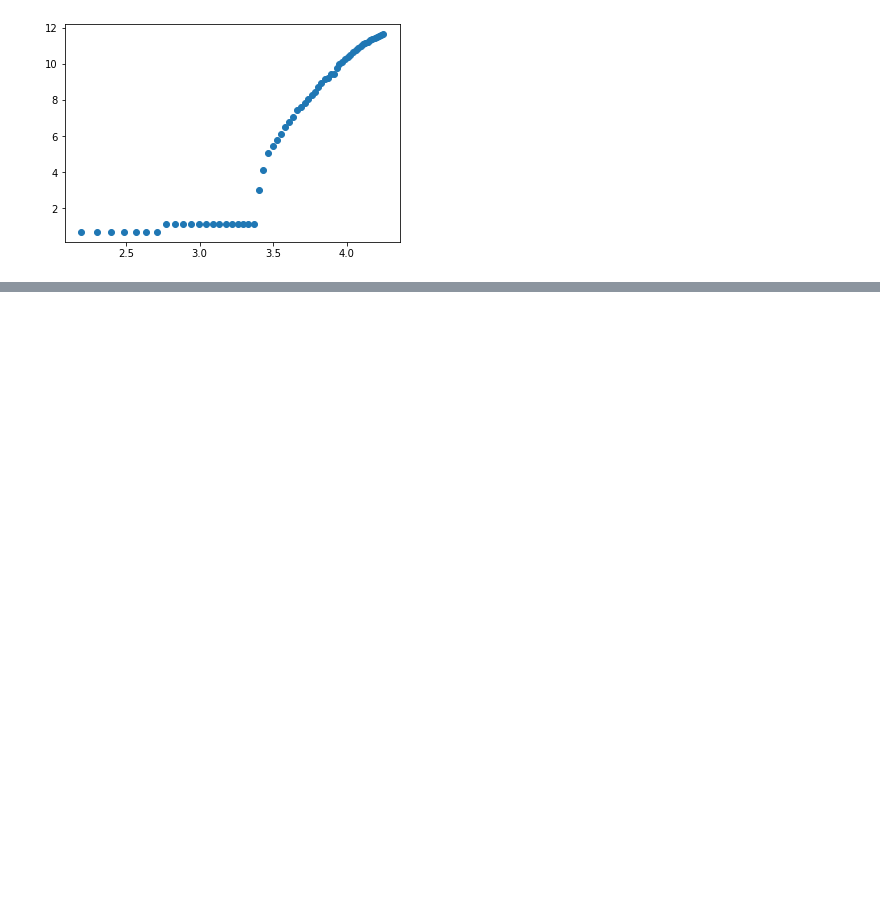
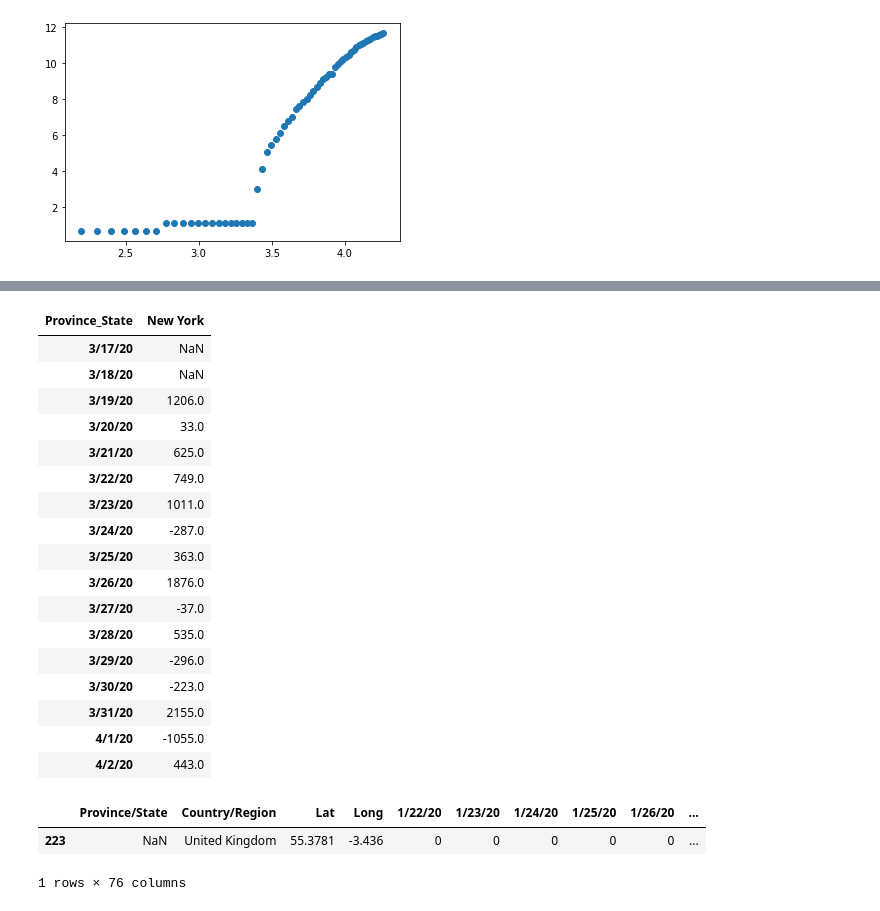
Before and after one commit to UBERCRUZER/covid19, a Jupyter notebook: notebook.ipynb, the cells around one changed output, grey strips where cells are left out. Drawn from its saved outputs; the diff is of its cells as text; code cells hidden in the pictures; blank space fills up the shorter version.

```diff
--- a/notebook.ipynb
+++ b/notebook.ipynb
@@ -210,0 +305,27 @@ plt.show()
+# %%
+byStateDF[byStateDF.index=='New York'].iloc[:,60:].transpose().diff().diff()
+# %% [output]
+| Province_State | New York |
+| 3/17/20 | NaN |
+| 3/18/20 | NaN |
+| 3/19/20 | 1206.0 |
+| 3/20/20 | 33.0 |
+| 3/21/20 | 625.0 |
+| 3/22/20 | 749.0 |
+| 3/23/20 | 1011.0 |
+| 3/24/20 | -287.0 |
+| 3/25/20 | 363.0 |
+| 3/26/20 | 1876.0 |
+| 3/27/20 | -37.0 |
+| 3/28/20 | 535.0 |
+| 3/29/20 | -296.0 |
+| 3/30/20 | -223.0 |
+| 3/31/20 | 2155.0 |
+| 4/1/20 | -1055.0 |
+| 4/2/20 | 443.0 |
+# %%
+globalDF[globalDF.index==223]
+# %% [output]
+|  | Province/State | Country/Region | Lat | Long | 1/22/20 | 1/23/20 | 1/24/20 | 1/25/20 | 1/26/20 | ... |
+| 223 | NaN | United Kingdom | 55.3781 | -3.436 | 0 | 0 | 0 | 0 | 0 | ... |
+1 rows × 76 columns
```
Also changed, not shown: parts of 11 cells of this notebook, 1 other file.
